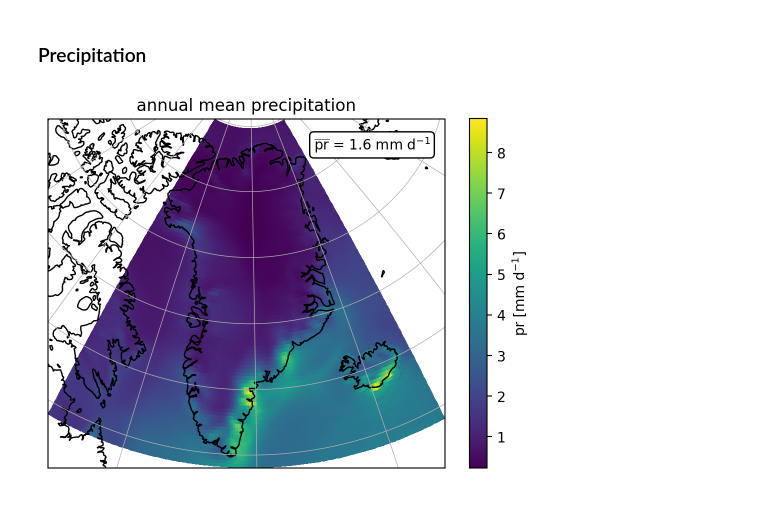
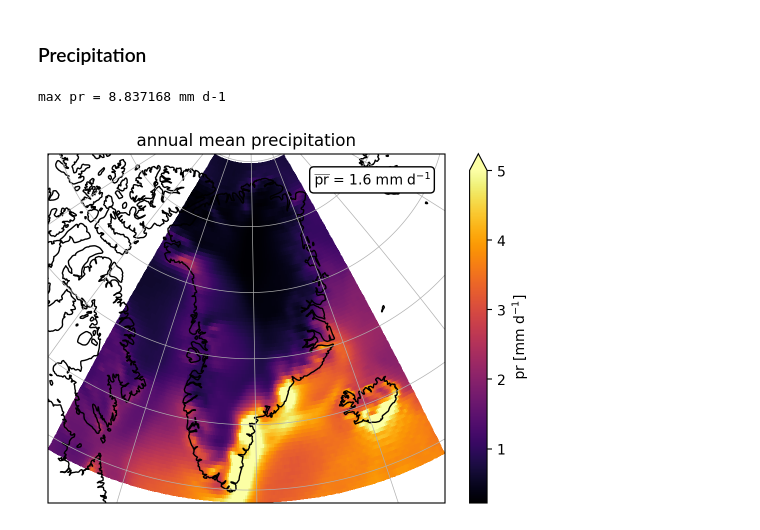
Before and after one commit to vegan-schnitzel/greenland-ice-sheet, a Jupyter notebook: era5/analyse-observations.ipynb, the cells around one changed output. Drawn from its saved outputs; the diff is of its cells as text; code cells hidden in the pictures.

```diff
--- a/era5/analyse-observations.ipynb
+++ b/era5/analyse-observations.ipynb
@@ -98,22 +98,26 @@ pr.attrs['units'] = 'mm d-1'
 # %%
 proj = ccrs.Orthographic(-41, 72)
 trans = ccrs.PlateCarree()
 
 fig, ax = plt.subplots(subplot_kw=dict(projection=proj))
 
 # dataset plotting
-pr.mean(dim='time').plot(ax=ax, transform=trans,
+pr.mean(dim='time').plot(ax=ax, transform=trans, cmap='inferno', vmax=5,
                          cbar_kwargs=dict(shrink=0.945, label=r"pr [mm d$^{-1}$]"))
 
 # add mean precipitation as text label
 props = dict(boxstyle='round', facecolor='white')
 pr_mean = pr.mean(dim=['lon','lat','time']).item()
 ax.text(0.67, 0.9, rf"$\overline{{\rm{{pr}}}}$ = {np.round(pr_mean, 1)} mm d$^{{-1}}$",
         verticalalignment="bottom", transform=ax.transAxes, bbox=props)
 
 ax.coastlines()
 ax.gridlines(lw=.5)
 ax.set_title("annual mean precipitation")
 plt.savefig("figs/pr-annual-mean.png", dpi=300, bbox_inches="tight")
+
+# output maximum precipitation as scale in figure is cropped
+print("max pr =", pr.mean(dim='time').max().values, "mm d-1")
 # %% [output]
+max pr = 8.837168 mm d-1
-[figure, old version]
+[figure, new version]
```
Also changed, not shown: parts of 2 cells of this notebook, 27 other files.
